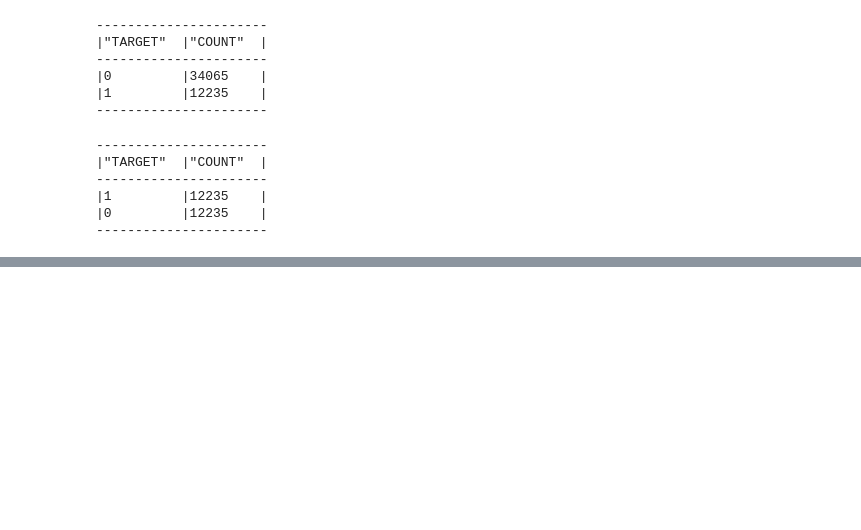
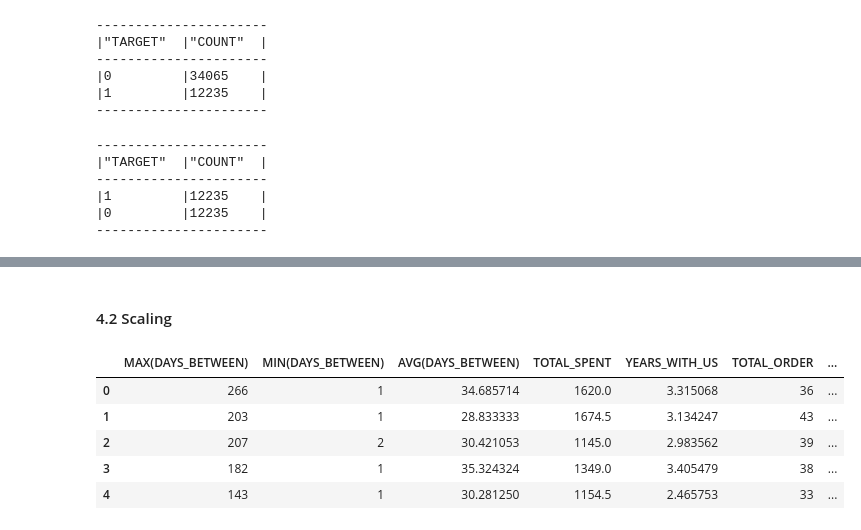
Before and after one commit to cshiwei330/ICP-ASG3-Insightify, a Jupyter notebook: Churn Prediction Model.ipynb, the cells around one changed output, grey strips where cells are left out. Cells and saved outputs as stored; diff of their text form; code cells hidden in the pictures; blank space fills up the shorter version.

```diff
--- a/Churn Prediction Model.ipynb
+++ b/Churn Prediction Model.ipynb
@@ -814,0 +839,2 @@ sampled_customer_final
+# %% [markdown]
+#### 4.2 Scaling
@@ -814,0 +845,9 @@ sampled_customer_final
+# %%
+sampled_customer_final.head()
+# %% [output]
+|  | MAX(DAYS_BETWEEN) | MIN(DAYS_BETWEEN) | AVG(DAYS_BETWEEN) | TOTAL_SPENT | YEARS_WITH_US | TOTAL_ORDER | ... |
+| 0 | 266 | 1 | 34.685714 | 1620.0 | 3.315068 | 36 | ... |
+| 1 | 203 | 1 | 28.833333 | 1674.5 | 3.134247 | 43 | ... |
+| 2 | 207 | 2 | 30.421053 | 1145.0 | 2.983562 | 39 | ... |
+| 3 | 182 | 1 | 35.324324 | 1349.0 | 3.405479 | 38 | ... |
+| 4 | 143 | 1 | 30.281250 | 1154.5 | 2.465753 | 33 | ... |
```
Also changed, not shown: parts of 21 cells of this notebook.
